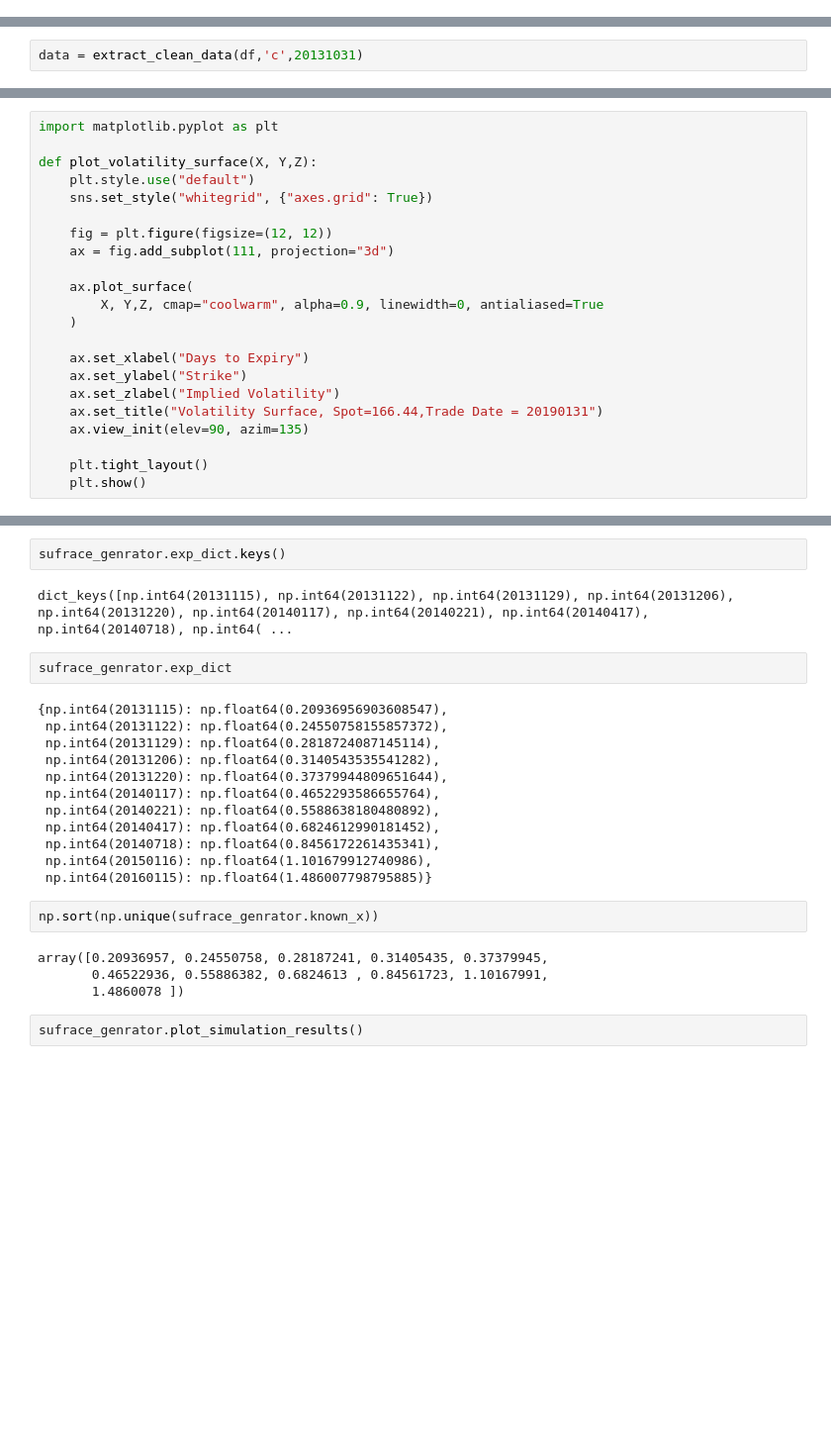
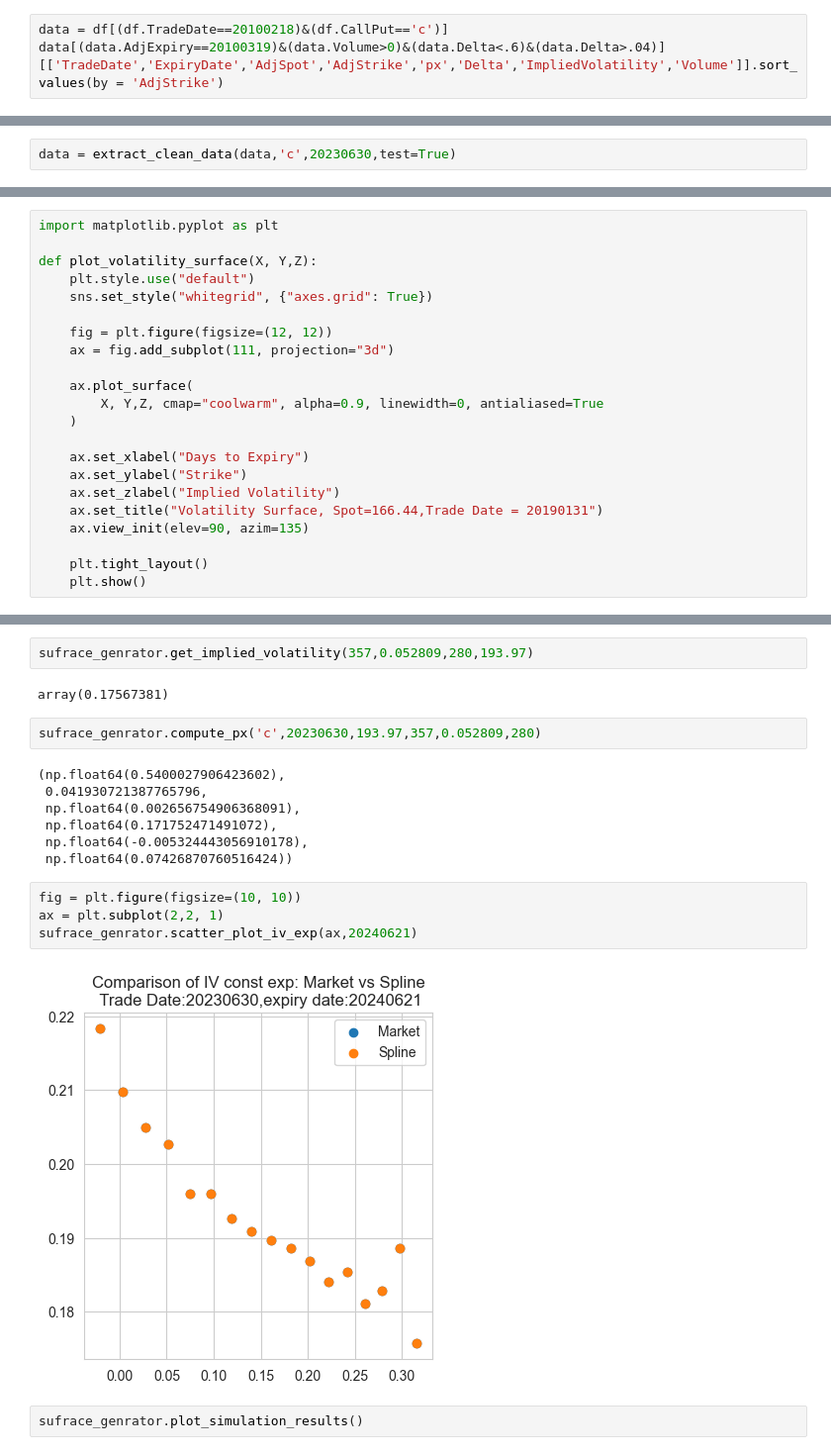
Before and after one commit to UniAnlxnshyam/Options, a Jupyter notebook: test.ipynb, the cells around one changed output, grey strips where cells are left out. Shown at 99% size. Drawn from its saved outputs; the diff is of its cells as text; blank space fills up the shorter version.

```diff
--- a/test.ipynb
+++ b/test.ipynb
@@ -6,0 +7,3 @@ no of cols =41
+# %%
+data = df[(df.TradeDate==20100218)&(df.CallPut=='c')]
+data[(data.AdjExpiry==20100319)&(data.Volume>0)&(data.Delta<.6)&(data.Delta>.04)][['TradeDate','ExpiryDate','AdjSpot','AdjStrike','px','Delta','ImpliedVolatility','Volume']].sort_values(by = 'AdjStrike')
@@ -7,4 +16,4 @@ no of cols =41
 # %% [markdown]
 #####  critical date 20131031, 20120629
 # %%
-data = extract_clean_data(df,'c',20131031)
+data = extract_clean_data(data,'c',20230630,test=True)
@@ -156,27 +156,22 @@ sufrace_genrator_b.plot_surface(elev=20,azim=135)
 # %%
-sufrace_genrator.exp_dict.keys()
+sufrace_genrator.get_implied_volatility(357,0.052809,280,193.97)
 # %% [output]
-dict_keys([np.int64(20131115), np.int64(20131122), np.int64(20131129), np.int64(20131206), np.int64(20131220), np.int64(20140117), np.int64(20140221), np.int64(20140417), np.int64(20140718), np.int64( ...
+array(0.17567381)
 # %%
-sufrace_genrator.exp_dict
+sufrace_genrator.compute_px('c',20230630,193.97,357,0.052809,280)
 # %% [output]
-{np.int64(20131115): np.float64(0.20936956903608547),
- np.int64(20131122): np.float64(0.24550758155857372),
- np.int64(20131129): np.float64(0.2818724087145114),
- np.int64(20131206): np.float64(0.3140543535541282),
- np.int64(20131220): np.float64(0.37379944809651644),
- np.int64(20140117): np.float64(0.4652293586655764),
- np.int64(20140221): np.float64(0.5588638180480892),
- np.int64(20140417): np.float64(0.6824612990181452),
- np.int64(20140718): np.float64(0.8456172261435341),
- np.int64(20150116): np.float64(1.101679912740986),
- np.int64(20160115): np.float64(1.486007798795885)}
+(np.float64(0.5400027906423602),
+ 0.041930721387765796,
+ np.float64(0.002656754906368091),
+ np.float64(0.171752471491072),
+ np.float64(-0.005324443056910178),
+ np.float64(0.07426870760516424))
 # %%
-np.sort(np.unique(sufrace_genrator.known_x))
+fig = plt.figure(figsize=(10, 10))
+ax = plt.subplot(2,2, 1)
+sufrace_genrator.scatter_plot_iv_exp(ax,20240621)
 # %% [output]
-array([0.20936957, 0.24550758, 0.28187241, 0.31405435, 0.37379945,
-       0.46522936, 0.55886382, 0.6824613 , 0.84561723, 1.10167991,
-       1.4860078 ])
+[figure, added]
 # %%
 sufrace_genrator.plot_simulation_results()
 # %% [output]
```
Also changed, not shown: parts of 15 cells of this notebook, 3 other files.
